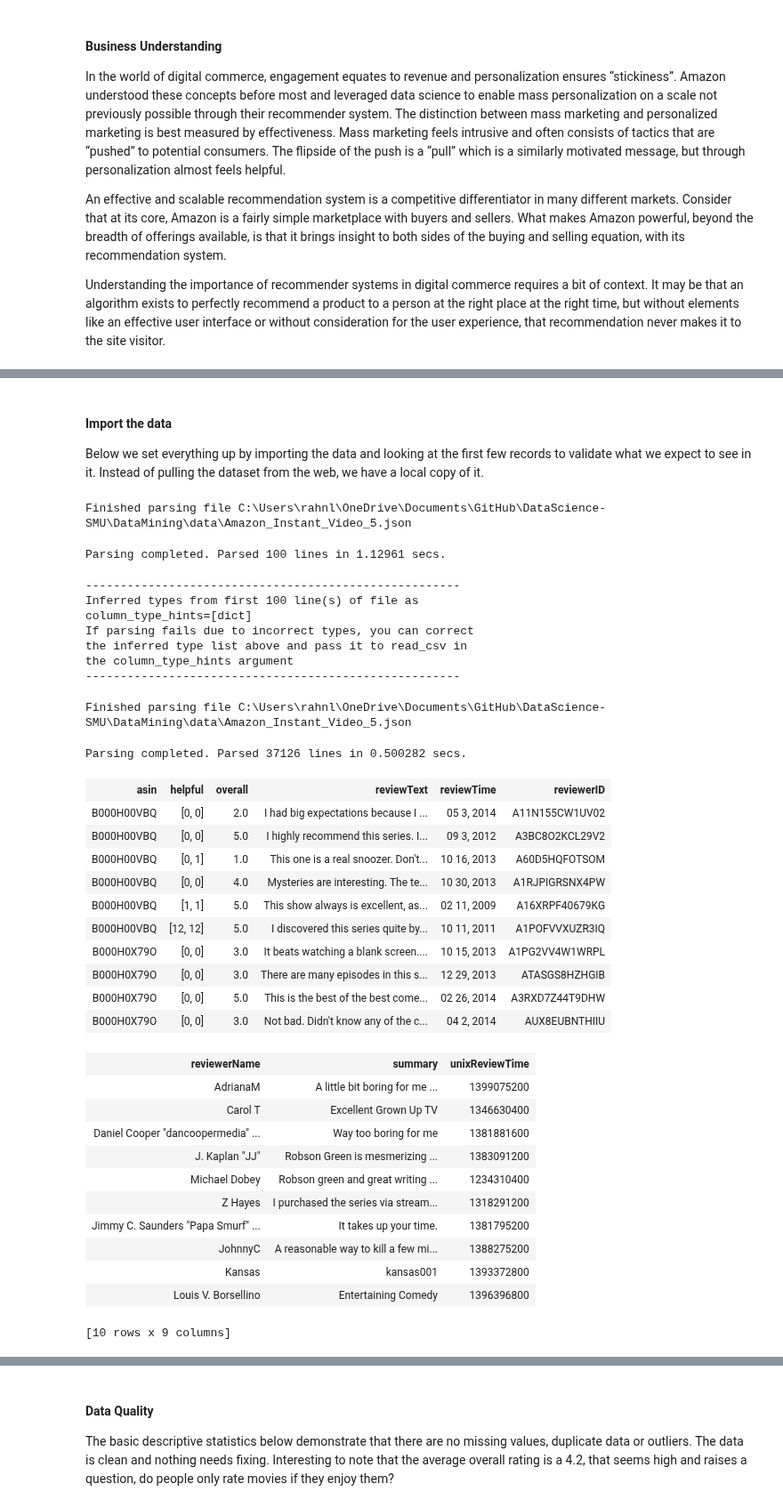
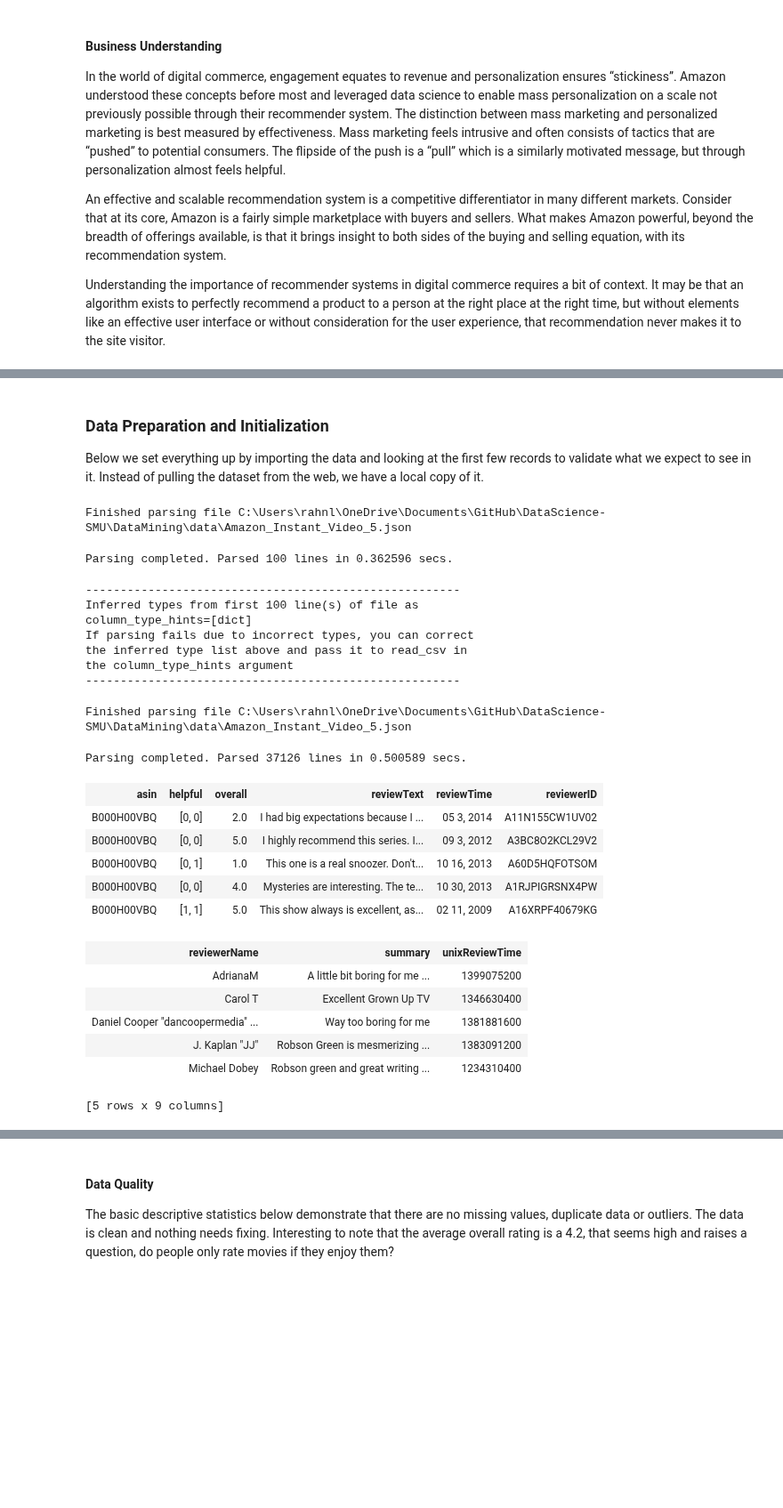
Before and after one commit to RahnL/DataScience-SMU, a Jupyter notebook: DataMining/Recommender System Sample.ipynb, the cells around one changed output, grey strips where cells are left out. Shown at 89% size. Cells and saved outputs as stored; diff of their text form; code cells hidden in the pictures; blank space fills up the shorter version.

```diff
--- a/DataMining/Recommender System Sample.ipynb
+++ b/DataMining/Recommender System Sample.ipynb
@@ -29,7 +29,7 @@ The data for this effort is taken from product reviews and metadata from Amazon,
 - summary – this alphanumeric text represents a sample of the reviewText variable
 - unixReviewTime – this ten-digit variable represents the time a review was given, in a standard format
 # %% [markdown]
-#### Import the data
+### Data Preparation and Initialization
 
 Below we set everything up by importing the data and looking at the first few records to validate what we expect to see in it.
 Instead of pulling the dataset from the web, we have a local copy of it.
@@ -56,10 +56,9 @@ number_reviews = 10
 # amazonfile = 'C:/Users/trogers/Documents/GitHub/DataScience-SMU/DataMining/data/Amazon_Instant_Video_5.json'
 amazonfile = './data/Amazon_Instant_Video_5.json'
 sf = gl.SFrame.read_json(amazonfile,orient='lines')
-sf.head()
 # %% [output]
 Finished parsing file C:\Users\rahnl\OneDrive\Documents\GitHub\DataScience-SMU\DataMining\data\Amazon_Instant_Video_5.json
-Parsing completed. Parsed 100 lines in 1.12961 secs.
+Parsing completed. Parsed 100 lines in 0.362596 secs.
 ------------------------------------------------------
 Inferred types from first 100 line(s) of file as
 column_type_hints=[dict]
@@ -68,30 +67,24 @@ the inferred type list above and pass it to read_csv in
 the column_type_hints argument
 ------------------------------------------------------
 Finished parsing file C:\Users\rahnl\OneDrive\Documents\GitHub\DataScience-SMU\DataMining\data\Amazon_Instant_Video_5.json
-Parsing completed. Parsed 37126 lines in 0.500282 secs.
+Parsing completed. Parsed 37126 lines in 0.500589 secs.
-| asin | helpful | overall | reviewText | reviewTime | reviewerID |
-| B000H00VBQ | [0, 0] | 2.0 | I had big expectations because I ... | 05 3, 2014 | A11N155CW1UV02 |
-| B000H00VBQ | [0, 0] | 5.0 | I highly recommend this series. I... | 09 3, 2012 | A3BC8O2KCL29V2 |
-| B000H00VBQ | [0, 1] | 1.0 | This one is a real snoozer. Don't... | 10 16, 2013 | A60D5HQFOTSOM |
-| B000H00VBQ | [0, 0] | 4.0 | Mysteries are interesting. The te... | 10 30, 2013 | A1RJPIGRSNX4PW |
-| B000H00VBQ | [1, 1] | 5.0 | This show always is excellent, as... | 02 11, 2009 | A16XRPF40679KG |
-| B000H00VBQ | [12, 12] | 5.0 | I discovered this series quite by... | 10 11, 2011 | A1POFVVXUZR3IQ |
-| B000H0X79O | [0, 0] | 3.0 | It beats watching a blank screen.... | 10 15, 2013 | A1PG2VV4W1WRPL |
-| B000H0X79O | [0, 0] | 3.0 | There are many episodes in this s... | 12 29, 2013 | ATASGS8HZHGIB |
-| B000H0X79O | [0, 0] | 5.0 | This is the best of the best come... | 02 26, 2014 | A3RXD7Z44T9DHW |
-| B000H0X79O | [0, 0] | 3.0 | Not bad. Didn't know any of the c... | 04 2, 2014 | AUX8EUBNTHIIU |
-| reviewerName | summary | unixReviewTime |
-| AdrianaM | A little bit boring for me ... | 1399075200 |
-| Carol T | Excellent Grown Up TV | 1346630400 |
-| Daniel Cooper "dancoopermedia" ... | Way too boring for me | 1381881600 |
-| J. Kaplan "JJ" | Robson Green is mesmerizing ... | 1383091200 |
-| Michael Dobey | Robson green and great writing ... | 1234310400 |
-| Z Hayes | I purchased the series via stream... | 1318291200 |
-| Jimmy C. Saunders "Papa Smurf" ... | It takes up your time. | 1381795200 |
-| JohnnyC | A reasonable way to kill a few mi... | 1388275200 |
-| Kansas | kansas001 | 1393372800 |
-| Louis V. Borsellino | Entertaining Comedy | 1396396800 |
-[10 rows x 9 columns]
+# %%
+# Look at first several records
+sf.head(number_users)
+# %% [output]
+| asin | helpful | overall | reviewText | reviewTime | reviewerID |
+| B000H00VBQ | [0, 0] | 2.0 | I had big expectations because I ... | 05 3, 2014 | A11N155CW1UV02 |
+| B000H00VBQ | [0, 0] | 5.0 | I highly recommend this series. I... | 09 3, 2012 | A3BC8O2KCL29V2 |
+| B000H00VBQ | [0, 1] | 1.0 | This one is a real snoozer. Don't... | 10 16, 2013 | A60D5HQFOTSOM |
+| B000H00VBQ | [0, 0] | 4.0 | Mysteries are interesting. The te... | 10 30, 2013 | A1RJPIGRSNX4PW |
+| B000H00VBQ | [1, 1] | 5.0 | This show always is excellent, as... | 02 11, 2009 | A16XRPF40679KG |
+| reviewerName | summary | unixReviewTime |
+| AdrianaM | A little bit boring for me ... | 1399075200 |
+| Carol T | Excellent Grown Up TV | 1346630400 |
+| Daniel Cooper "dancoopermedia" ... | Way too boring for me | 1381881600 |
+| J. Kaplan "JJ" | Robson Green is mesmerizing ... | 1383091200 |
+| Michael Dobey | Robson green and great writing ... | 1234310400 |
+[5 rows x 9 columns]
 # %% [markdown]
 ---
 
```
Also changed, not shown: parts of 27 cells of this notebook.
